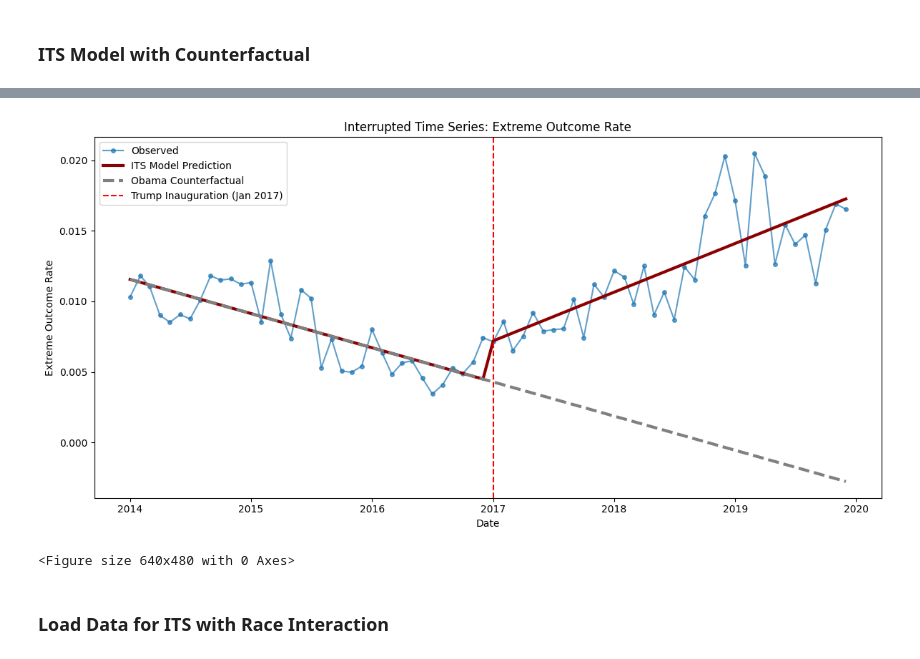
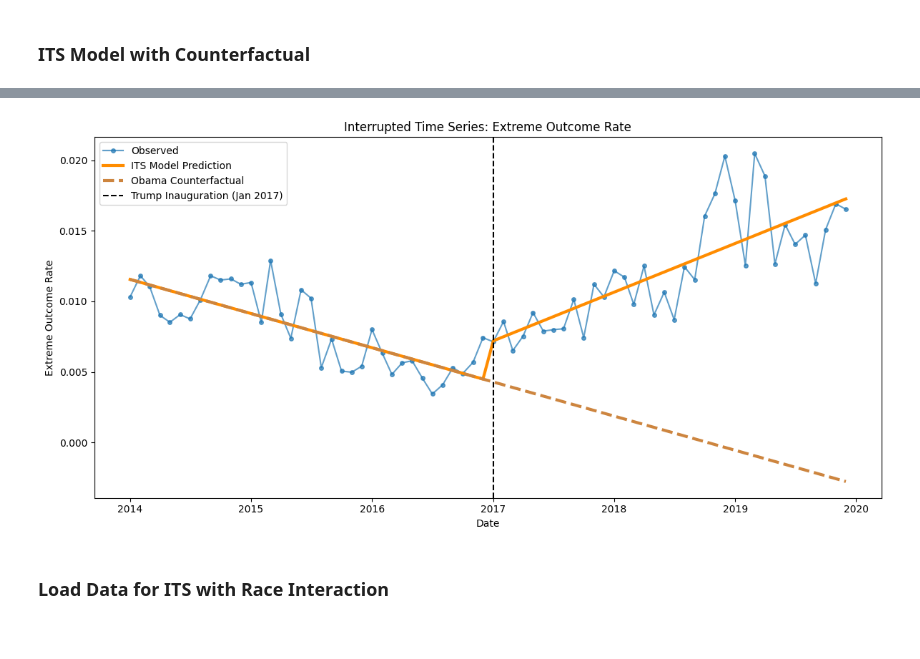
Before and after one commit to utexas-SDS-357/sds357-project-sp26-big-data-energy, a Jupyter notebook: modeling/its_modeling.ipynb, the cells around one changed output, grey strips where cells are left out. Saved outputs shown, nothing was run; the diff lists cells and outputs as text; code cells hidden in the pictures.

```diff
--- a/modeling/its_modeling.ipynb
+++ b/modeling/its_modeling.ipynb
@@ -148,18 +147,18 @@ plt.plot(monthly['month'], monthly['extreme_cases'],
 # model fit
 plt.plot(monthly['month'], monthly['predicted'],
          linewidth=3,
-         color='darkred',
+         color='darkorange',
          label="ITS Model Prediction")
 
 # obama counterfactual
 plt.plot(monthly['month'], monthly['obama_counterfactual'],
          linestyle="--",
          linewidth=3,
-         color='gray',
+         color='peru',
          label="Obama Counterfactual")
 
 # intervention line
-plt.axvline(intervention, color='red', linestyle='--', label='Trump Inauguration (Jan 2017)')
+plt.axvline(intervention, color='black', linestyle='--', label='Trump Inauguration (Jan 2017)')
 
 plt.title("Interrupted Time Series: Extreme Outcome Rate")
 plt.xlabel("Date")
@@ -167,8 +166,8 @@ plt.ylabel("Extreme Outcome Rate")
 
 plt.legend()
 plt.tight_layout()
+plt.savefig('its_graph_counterfactual.png')
 plt.show()
-plt.savefig('its_graph_counterfactual.png')
 # %% [output]
                             OLS Regression Results
 ==============================================================================
@@ -180,15 +179,14 @@ Time:                        12:43:40   Log-Likelihood:                 341.61
 No. Observations:                  72   AIC:                            -675.2
 Df Residuals:                      68   BIC:                            -666.1
 Df Model:                           3
 Covariance Type:            nonrobust
 =================================================================================
 ... (11 lines left out)
 ==============================================================================
 
 Notes:
 [1] Standard Errors assume that the covariance matrix of the errors is correctly specified.
-[figure, old version]
+[figure, new version]
-<Figure size 640x480 with 0 Axes>
 # %% [markdown]
 ### Load Data for ITS with Race Interaction
 # %%
```
Also changed, not shown: parts of 5 cells of this notebook.
